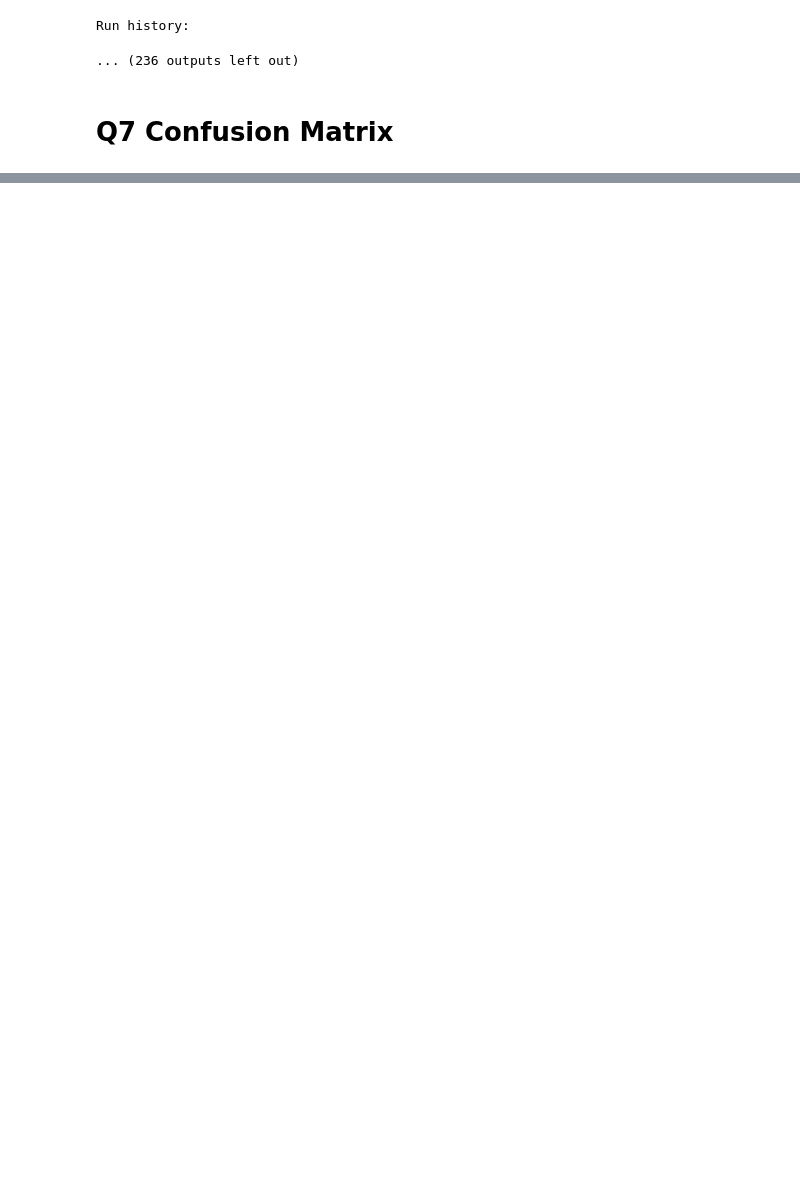
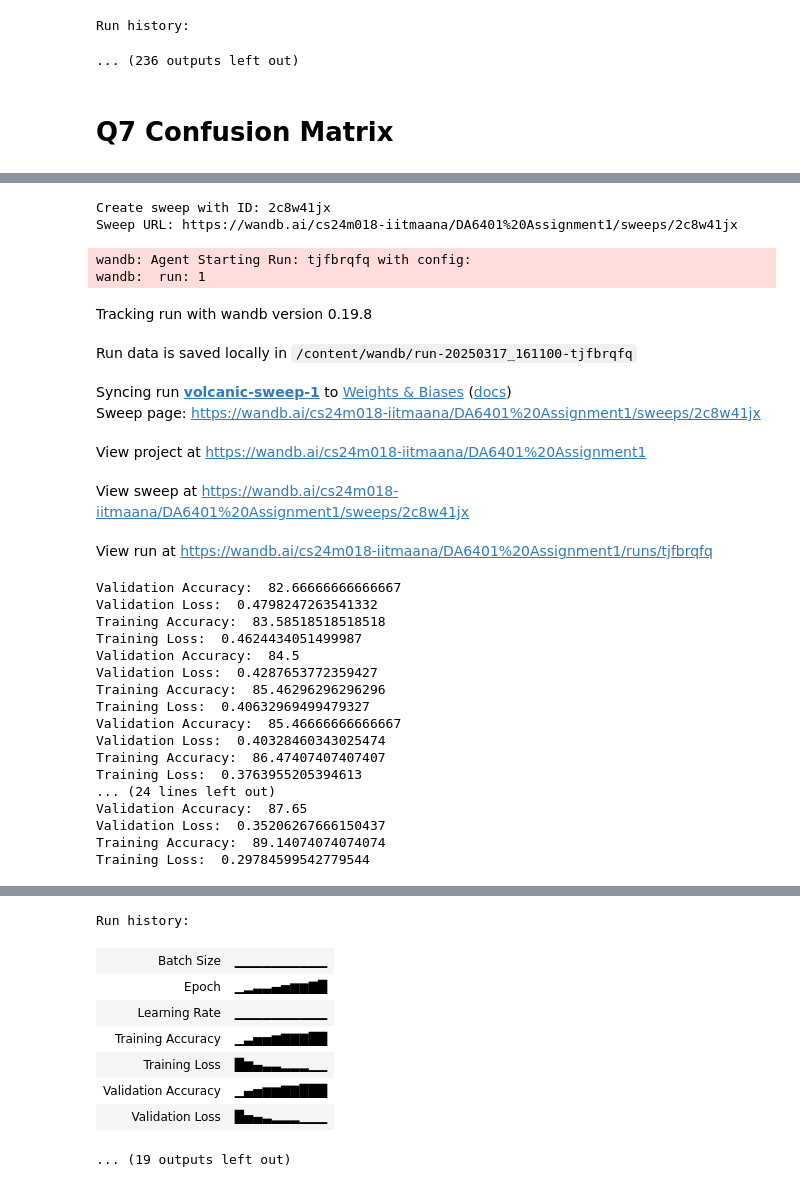
Before and after one commit to DineshKatravath/da6401_assignment1, a Jupyter notebook: DA6401_Assignment1.ipynb, the cells around one changed output, grey strips where cells are left out. Cells and saved outputs as stored; diff of their text form; code cells hidden in the pictures; blank space fills up the shorter version.

```diff
--- a/DA6401_Assignment1.ipynb
+++ b/DA6401_Assignment1.ipynb
@@ -1091,0 +1103,71 @@ Run history:
+# %%
+#comparing mse loss with squared error loss
+
+# taking best config and comparing both mse and squared error loss.
+
+sweep_config = {
+    'method': 'grid',
+    'name': 'Cross Entropy Loss Vs MSE Loss',
+    'metric': {
+        'name': 'Validation Accuracy',
+        'goal': 'maximize'
+    },
+    'parameters': {
+        'run' :{ 'values': [1, 2]}
+    }
+}
+
+def main():
+    # Initialize a new run for each agent trial
+    wandb.init()
+    config = wandb.config
+
+    if config.run == 1:
+
+      runName = "crossEntropy_hS128_hl3_bs32_ep10_lr0.0001_adam_relu_xavier_wd0.0005"
+      wandb.run.name = runName
+      wandb.run.save()
+
+      model = feedForwardNeuralNetwork(inputSize=784, hiddenLayerCount=3, outputSize=10,hiddenSize=128, batchSize=32, learningRate=0.0001, initMode="xavier",
+                                  optimiser="adam", activationFunc="relu", weightDecay=0.0005,epochs=10, isWandb=True)
+    elif config.run == 2:
+      runName = "MSE_hS128_hl3_bs32_ep10_lr0.0001_adam_relu_xavier_wd0.0005"
+      wandb.run.name = runName
+      wandb.run.save()
+
+      model = feedForwardNeuralNetwork(inputSize=784, hiddenLayerCount=3, outputSize=10,hiddenSize=128, batchSize=32, learningRate=0.0001, initMode="xavier",
+                                  optimiser="adam", activationFunc="relu", weightDecay=0.0005,epochs=10, isWandb=True,lossFunc="squaredLoss")
+    model.fit()
+    wandb.finish()
+
+sweep_id = wandb.sweep(sweep=sweep_config, project='DA6401 Assignment1')
+wandb.agent(sweep_id, main, count=2)
+# %% [output]
+Create sweep with ID: 2c8w41jx
+Sweep URL: https://wandb.ai/cs24m018-iitmaana/DA6401%20Assignment1/sweeps/2c8w41jx
+wandb: Agent Starting Run: tjfbrqfq with config:
+wandb:  run: 1
+Tracking run with wandb version 0.19.8
+Run data is saved locally in /content/wandb/run-20250317_161100-tjfbrqfq
+Syncing run volcanic-sweep-1 to Weights & Biases (docs)
+Sweep page: https://wandb.ai/cs24m018-iitmaana/DA6401%20Assignment1/sweeps/2c8w41jx
+View project at https://wandb.ai/cs24m018-iitmaana/DA6401%20Assignment1
+View sweep at https://wandb.ai/cs24m018-iitmaana/DA6401%20Assignment1/sweeps/2c8w41jx
+View run at https://wandb.ai/cs24m018-iitmaana/DA6401%20Assignment1/runs/tjfbrqfq
+Validation Accuracy:  82.66666666666667
+Validation Loss:  0.4798247263541332
+Training Accuracy:  83.58518518518518
+Training Loss:  0.4624434051499987
+Validation Accuracy:  84.5
+Validation Loss:  0.4287653772359427
+Training Accuracy:  85.46296296296296
+Training Loss:  0.40632969499479327
+Validation Accuracy:  85.46666666666667
+Validation Loss:  0.40328460343025474
+Training Accuracy:  86.47407407407407
+Training Loss:  0.3763955205394613
+... (24 lines left out)
+Validation Accuracy:  87.65
+Validation Loss:  0.35206267666150437
+Training Accuracy:  89.14074074074074
+Training Loss:  0.29784599542779544
@@ -1091,0 +1175,9 @@ Run history:
+Run history:
+| Batch Size | ▁▁▁▁▁▁▁▁▁▁ |
+| Epoch | ▁▂▃▃▄▅▆▆▇█ |
+| Learning Rate | ▁▁▁▁▁▁▁▁▁▁ |
+| Training Accuracy | ▁▃▅▅▆▇▇▇██ |
+| Training Loss | █▆▄▃▃▂▂▂▁▁ |
+| Validation Accuracy | ▁▄▅▆▆▇▇███ |
+| Validation Loss | █▅▄▃▂▂▂▁▁▁ |
+... (19 outputs left out)
```
Also changed, not shown: parts of 12 cells of this notebook.
